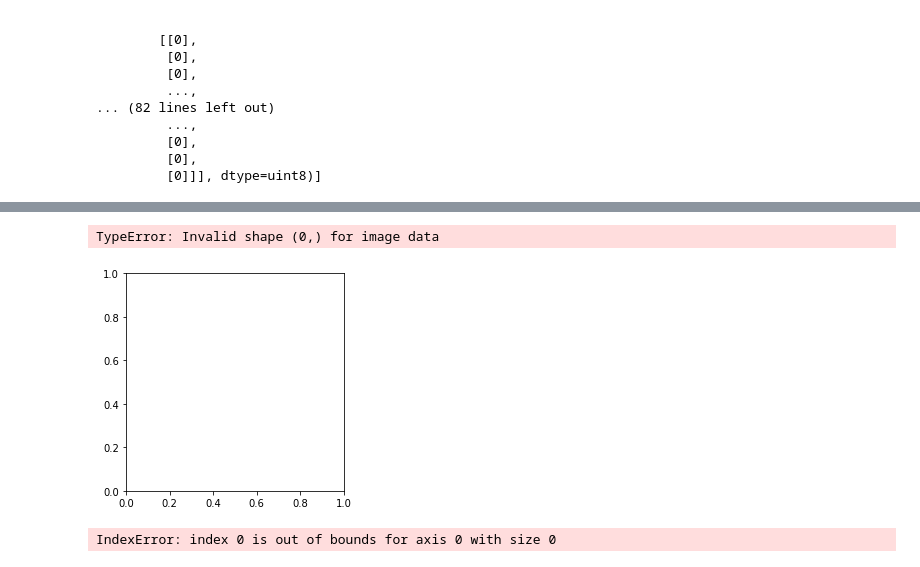
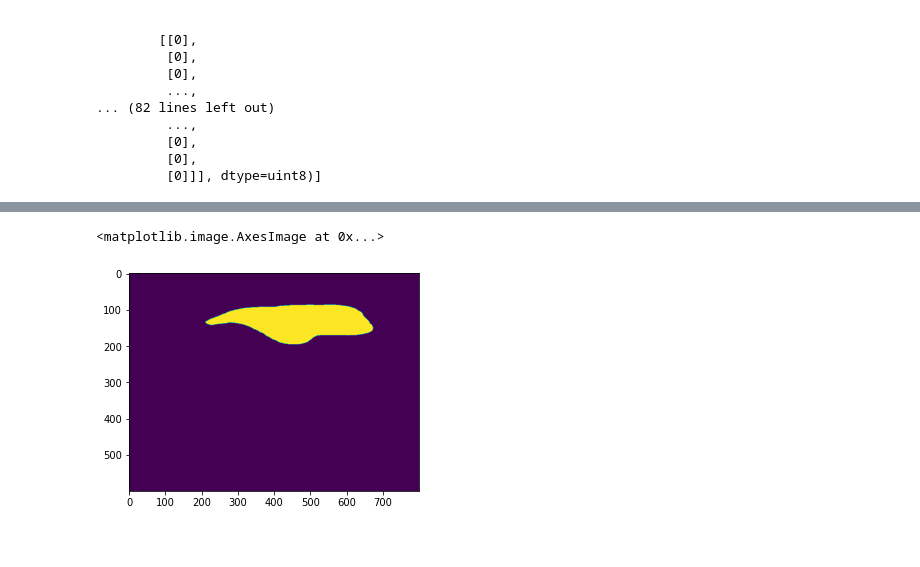
Before and after one commit to mtcld/mmdetection, a Jupyter notebook: demo/inference_demo.ipynb, the cells around one changed output, grey strips where cells are left out. Drawn from its saved outputs; the diff is of its cells as text; code cells hidden in the pictures.

```diff
--- a/demo/inference_demo.ipynb
+++ b/demo/inference_demo.ipynb
@@ -181,9 +212,5 @@ array([], dtype=uint8)
 # %%
-plt.imshow(filtered_segms_ndarray)
+plt.imshow(filtered_segms_ndarray[0])
 # %% [output]
-TypeError: Invalid shape (0,) for image data
+<matplotlib.image.AxesImage at 0x...>
-[figure, old version]
+[figure, new version]
-# %%
-filtered_segms_ndarray[0].reshape(600, 800)
-# %% [output]
-IndexError: index 0 is out of bounds for axis 0 with size 0
```
Also changed, not shown: parts of 51 cells of this notebook, 8 other files.
